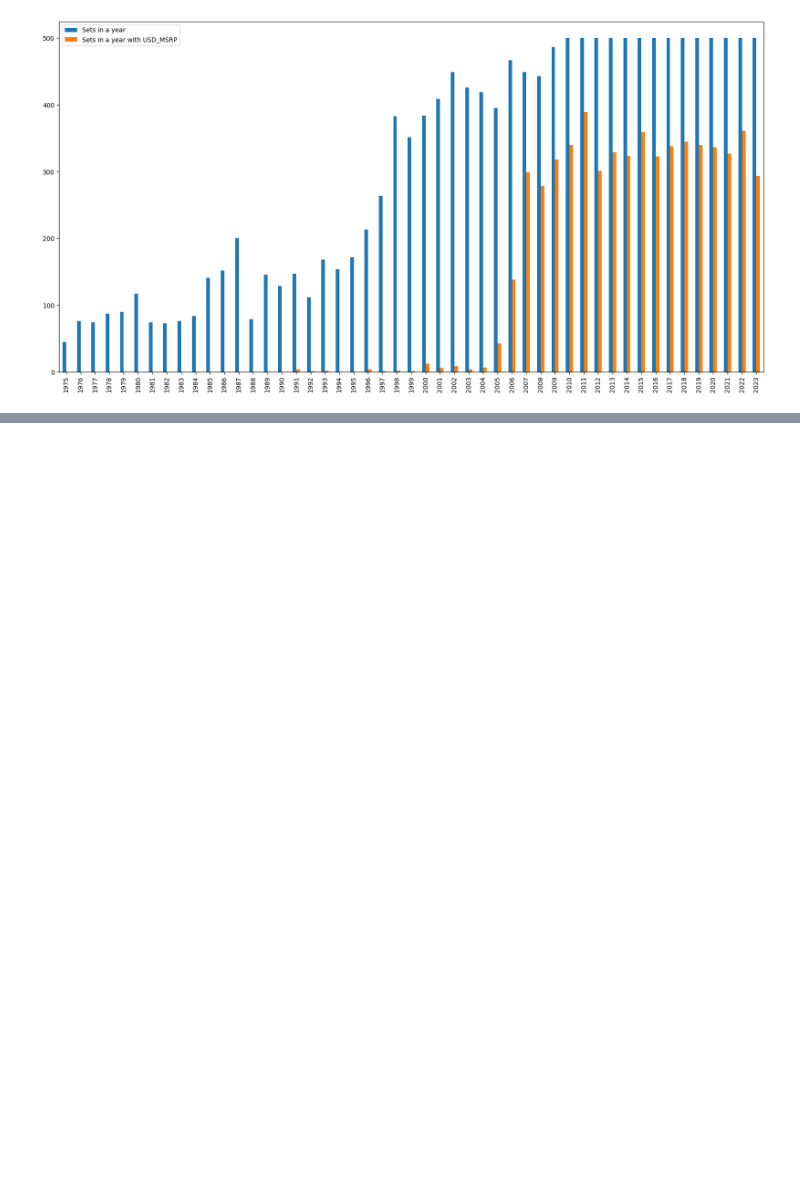
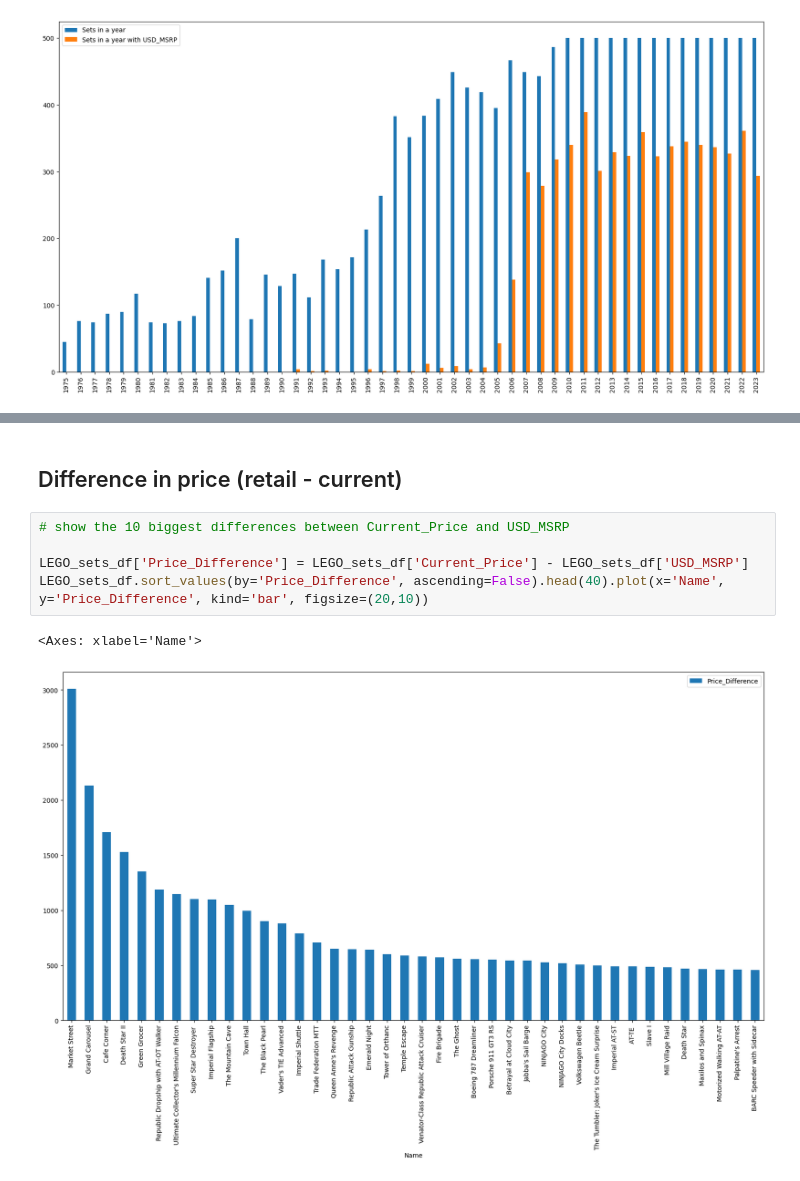
Before and after one commit to chooseanother/MAL1-Assignments, a Jupyter notebook: assignment7-LEGO/assignment7 LEGO Sets.ipynb, the cells around one changed output, grey strips where cells are left out. Drawn from its saved outputs; the diff is of its cells as text; blank space fills up the shorter version.

```diff
--- a/assignment7-LEGO/assignment7 LEGO Sets.ipynb
+++ b/assignment7-LEGO/assignment7 LEGO Sets.ipynb
@@ -206,0 +118,10 @@ NameError: name 'inflation_rates' is not defined
+# %% [markdown]
+## Difference in price (retail - current)
+# %%
+# show the 10 biggest differences between Current_Price and USD_MSRP
+
+LEGO_sets_df['Price_Difference'] = LEGO_sets_df['Current_Price'] - LEGO_sets_df['USD_MSRP']
+LEGO_sets_df.sort_values(by='Price_Difference', ascending=False).head(40).plot(x='Name', y='Price_Difference', kind='bar', figsize=(20,10))
+# %% [output]
+<Axes: xlabel='Name'>
+[figure, added]
```
Also changed, not shown: parts of 95 cells of this notebook.
